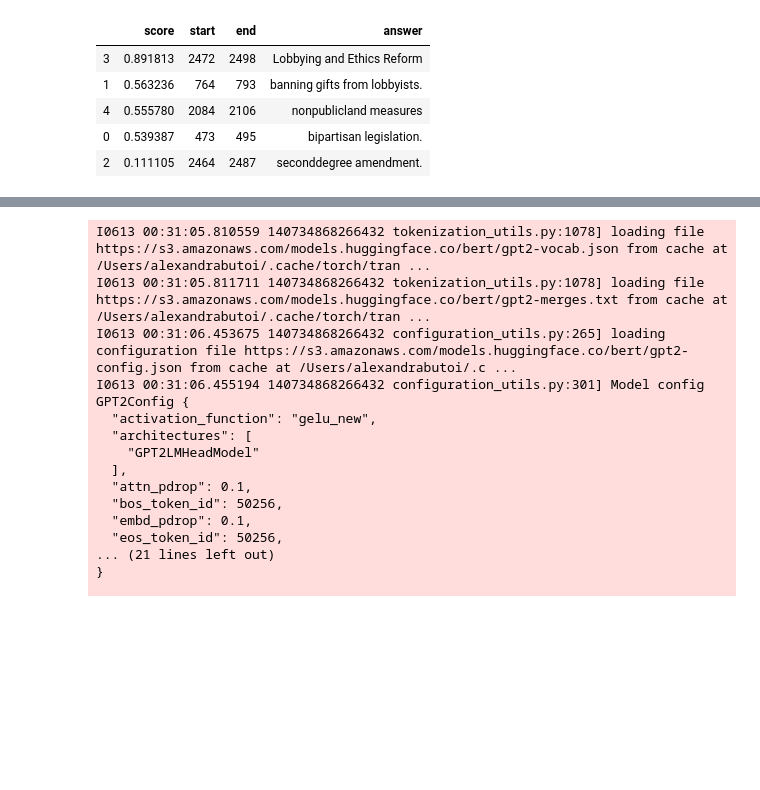
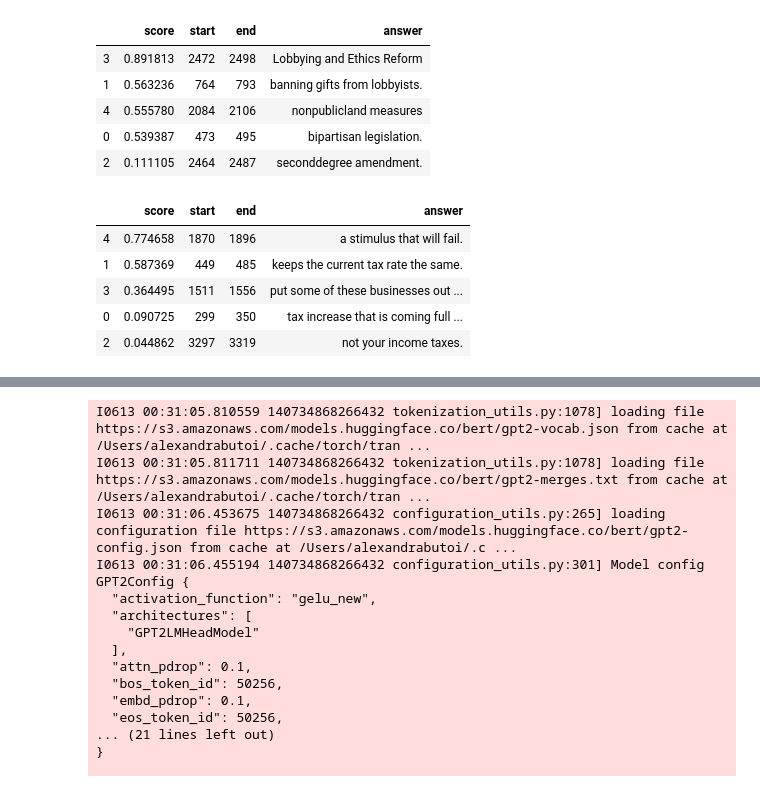
Before and after one commit to rostro36/Partisan-Responses, a Jupyter notebook: question_answering.ipynb, the cells around one changed output, grey strips where cells are left out. Saved outputs shown, nothing was run; the diff lists cells and outputs as text; code cells hidden in the pictures; blank space fills up the shorter version.

```diff
--- a/question_answering.ipynb
+++ b/question_answering.ipynb
@@ -245,3 +207,32 @@ answer_df.head(10)
 | 4 | 0.555780 | 2084 | 2106 | nonpublicland measures |
 | 0 | 0.539387 | 473 | 495 | bipartisan legislation. |
 | 2 | 0.111105 | 2464 | 2487 | seconddegree amendment. |
+# %%
+def get_short_answers(question, qa_pipeline):
+    # vectorize question
+    query = vectorizer.transform([lemmatize(question)])
+    # compute cosine similarity with set of speeches
+    scores = (tfidf * query.T).toarray()
+    results = (np.flip(np.argsort(scores, axis=0)))
+
+    THRESHOLD = 0.01
+    candidate_idxs = [ (i, scores[i]) for i in results[0:5, 0] ]
+    contexts = [ (sm_speeches[i],s) for (i,s) in candidate_idxs if s > THRESHOLD ]
+
+    question_df = pd.DataFrame.from_records([ {
+        'question': question,
+        'context':  ctx
+    } for (ctx,s) in contexts ])
+
+    preds = qa_pipeline(question_df.to_dict('records'))
+    answer_df = pd.DataFrame.from_records(preds).sort_values(by="score", ascending=False)
+    return answer_df.head()
+# %%
+get_short_answers("What do Democrats believe about tax increases?", qa_pipeline)
+# %% [output]
+|  | score | start | end | answer |
+| 4 | 0.774658 | 1870 | 1896 | a stimulus that will fail. |
+| 1 | 0.587369 | 449 | 485 | keeps the current tax rate the same. |
+| 3 | 0.364495 | 1511 | 1556 | put some of these businesses out ... |
+| 0 | 0.090725 | 299 | 350 | tax increase that is coming full ... |
+| 2 | 0.044862 | 3297 | 3319 | not your income taxes. |
```
Also changed, not shown: parts of 5 cells of this notebook.
